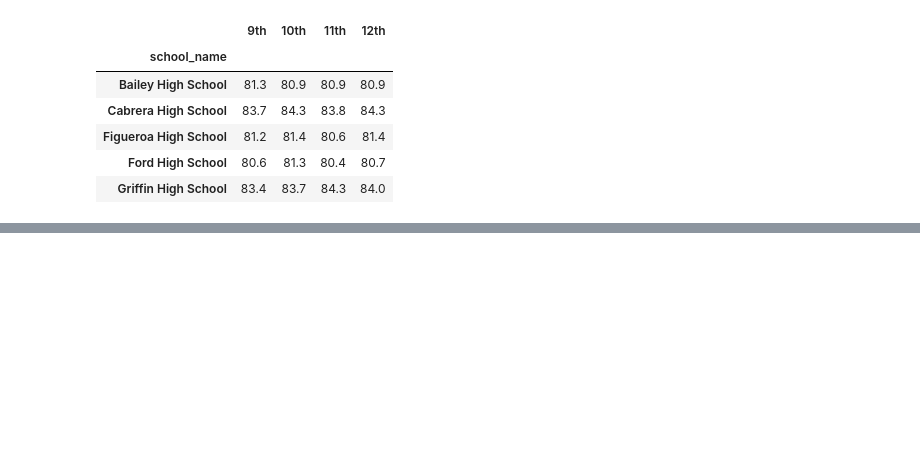
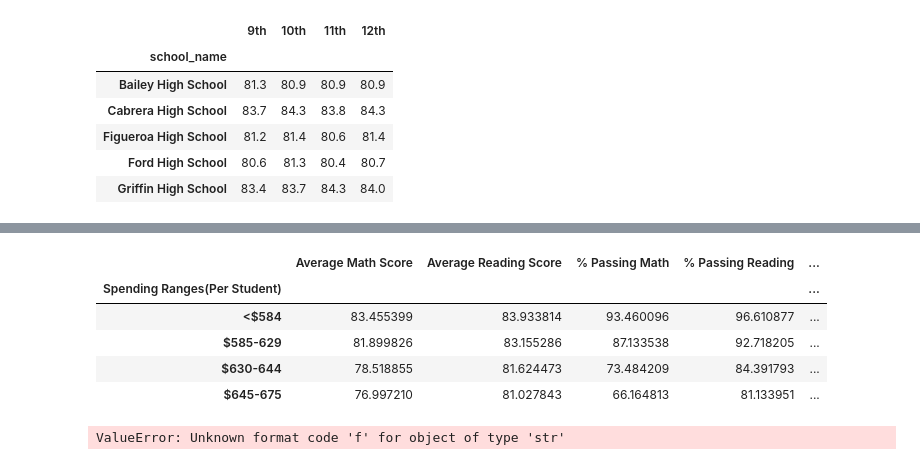
Before and after one commit to nasarar/School_District_Analysis, a Jupyter notebook: PyCitySchools.ipynb, the cells around one changed output, grey strips where cells are left out. Drawn from its saved outputs; the diff is of its cells as text; code cells hidden in the pictures; blank space fills up the shorter version.

```diff
--- a/PyCitySchools.ipynb
+++ b/PyCitySchools.ipynb
@@ -755,0 +803,42 @@ reading_scores_by_grade.head()
+# %%
+#Calculate the avg for the desired columns
+spending_math_scores = per_school_summary_df.groupby(["Spending Ranges(Per Student)"]).mean()["Average Math Score"]
+
+spending_reading_scores = per_school_summary_df.groupby(["Spending Ranges(Per Student)"]).mean()["Average Reading Score"]
+
+spending_passing_math = per_school_summary_df.groupby(["Spending Ranges(Per Student)"]).mean()["% Passing Math"]
+
+spending_passing_reading = per_school_summary_df.groupby(["Spending Ranges(Per Student)"]).mean()["% Passing Reading"]
+
+overall_passing_spending = per_school_summary_df.groupby(["Spending Ranges(Per Student)"]).mean()["% Overall Passing"]
+# %%
+#Spending summary dataframe
+spending_summary_df = pd.DataFrame({
+    "Average Math Score": spending_math_scores,
+    "Average Reading Score": spending_reading_scores,
+    "% Passing Math": spending_passing_math,
+    "% Passing Reading": spending_passing_reading,
+    "% Overall Passing": overall_passing_spending})
+spending_summary_df
+# %% [output]
+|  | Average Math Score | Average Reading Score | % Passing Math | % Passing Reading | ... |
+| Spending Ranges(Per Student) |  |  |  |  | ... |
+| <$584 | 83.455399 | 83.933814 | 93.460096 | 96.610877 | ... |
+| $585-629 | 81.899826 | 83.155286 | 87.133538 | 92.718205 | ... |
+| $630-644 | 78.518855 | 81.624473 | 73.484209 | 84.391793 | ... |
+| $645-675 | 76.997210 | 81.027843 | 66.164813 | 81.133951 | ... |
+# %%
+#Formatting spending_summary_df
+spending_summary_df["Average Math Score"] = spending_summary_df["Average Math Score"].map("{:.1f}".format)
+
+spending_summary_df["Average Reading Score"] = spending_summary_df["Average Reading Score"].map("{:.1f}".format)
+
+spending_summary_df["% Passing Math"] = spending_summary_df["% Passing Math"].map("{:.0f}".format)
+
+spending_summary_df["% Passing Reading"] = spending_summary_df["% Passing Reading"].map("{:.0f}".format)
+
+spending_summary_df["% Overall Passing"] = spending_summary_df["% Overall Passing"].map("{:.0f}".format)
+
+spending_summary_df
+# %% [output]
+ValueError: Unknown format code 'f' for object of type 'str'
```
Also changed, not shown: parts of 3 cells of this notebook.
